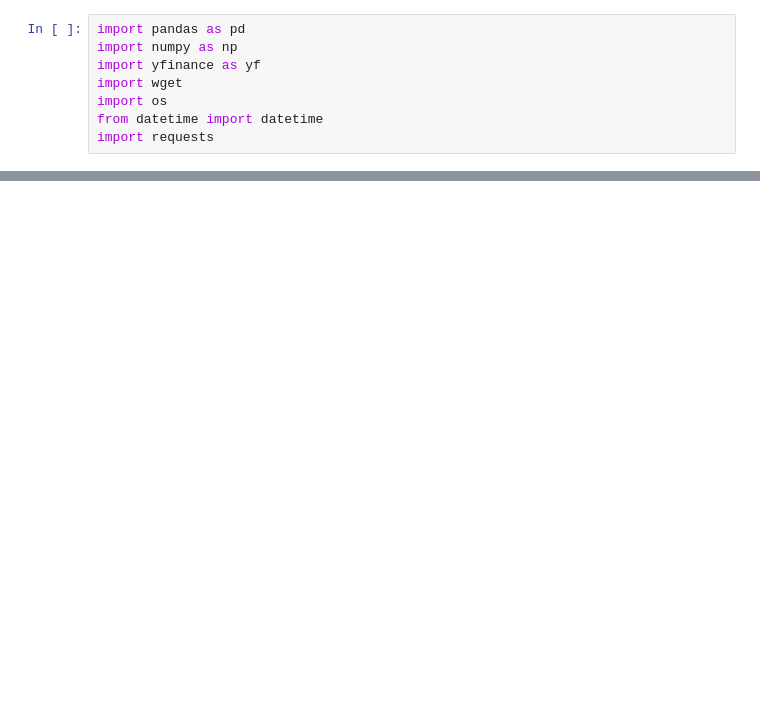
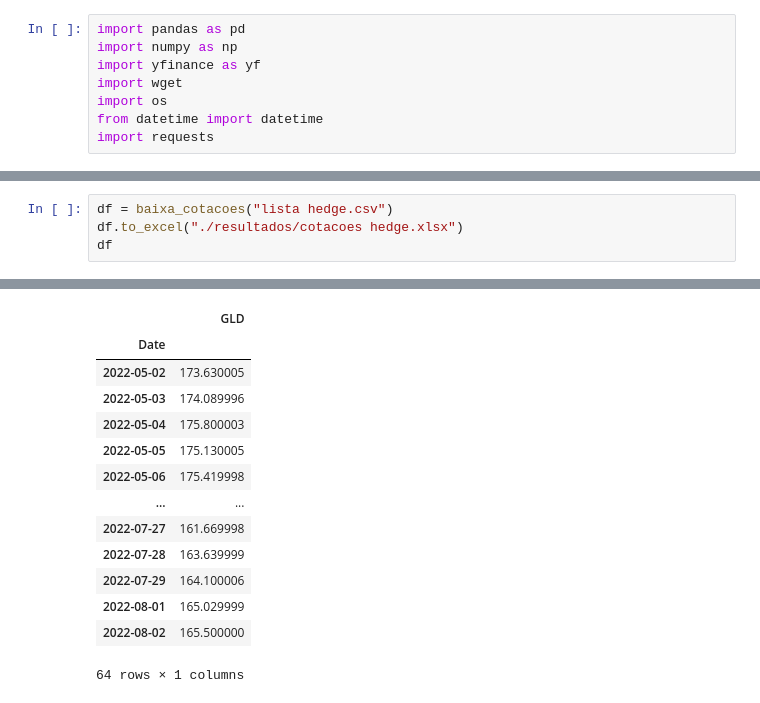
Before and after one commit to lambdavar/hub-do-investidor, a Jupyter notebook: baixa cotacoes.ipynb, the cells around one changed output, grey strips where cells are left out. Saved outputs shown, nothing was run; the diff lists cells and outputs as text; blank space fills up the shorter version.

```diff
--- a/baixa cotacoes.ipynb
+++ b/baixa cotacoes.ipynb
@@ -154,0 +176,5 @@ LIT 2022-05-01 00:00:00 2022-08-01 00:00:00
+# %%
+df = baixa_cotacoes("lista hedge.csv")
+df.to_excel("./resultados/cotacoes hedge.xlsx")
+df
+# %% [output]
@@ -154,0 +183,14 @@ LIT 2022-05-01 00:00:00 2022-08-01 00:00:00
+|  | GLD |
+| Date |  |
+| 2022-05-02 | 173.630005 |
+| 2022-05-03 | 174.089996 |
+| 2022-05-04 | 175.800003 |
+| 2022-05-05 | 175.130005 |
+| 2022-05-06 | 175.419998 |
+| ... | ... |
+| 2022-07-27 | 161.669998 |
+| 2022-07-28 | 163.639999 |
+| 2022-07-29 | 164.100006 |
+| 2022-08-01 | 165.029999 |
+| 2022-08-02 | 165.500000 |
+64 rows × 1 columns
```
Also changed, not shown: parts of 10 cells of this notebook, 11 other files.
